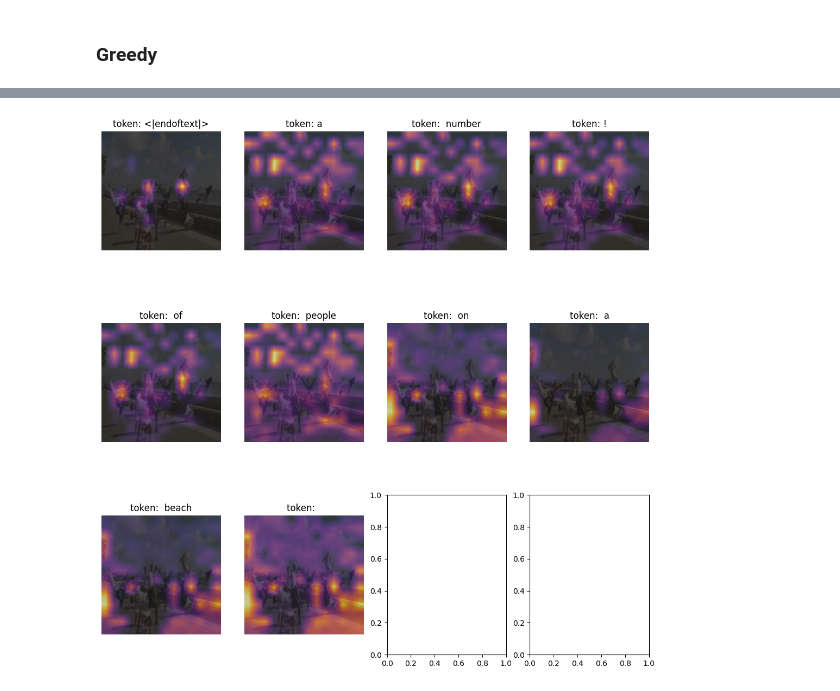
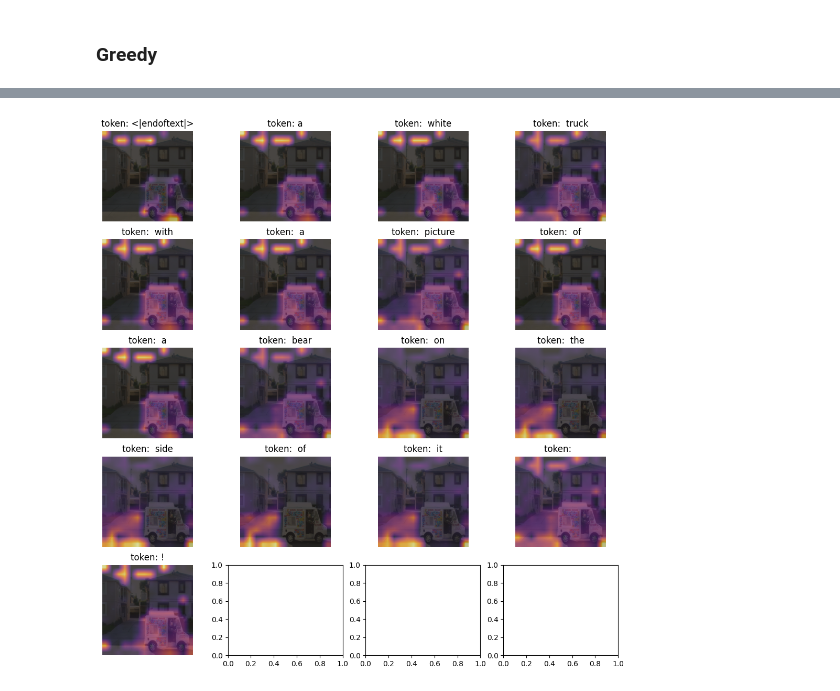
Before and after one commit to vedant-jumle/VIT_region_approx, a Jupyter notebook: hugging-test.ipynb, the cells around one changed output, grey strips where cells are left out. Saved outputs shown, nothing was run; the diff lists cells and outputs as text; code cells hidden in the pictures.

```diff
--- a/hugging-test.ipynb
+++ b/hugging-test.ipynb
@@ -75,7 +75,7 @@ model.to(device)
 
 img_url = 'https://storage.googleapis.com/sfr-vision-language-research/BLIP/demo.jpg'
 # %%
-image_path = "./test_images/dance 2.bmp"
+image_path = "./dataset/test images/computer.jpg"
 image = Image.open(image_path)
 image = image.convert(mode="RGB")
 
@@ -210,6 +210,15 @@ def model_function(input_ids, pixel_values):
     return logits, cross_attention, encoder_attention, decoder_attention#[-1].cpu()
 # %% [markdown]
 ### Greedy
+# %%
+image_path = "./dataset/test images/truck.jpg"
+image = Image.open(image_path)
+image = image.convert(mode="RGB")
+
+# inputs = processor(raw_image, return_tensors="pt")
+
+pixel_values = processor(images=image, return_tensors="pt").pixel_values
+pixel_values = pixel_values.to(device)
 # %%
 sampled_ids = input_ids.cpu().numpy().tolist()[0]
 start_length = len(sampled_ids)
@@ -282,18 +282,8 @@ len(attention_weights['cross_attention'])
 # %%
-# test_idx = 5
-# sampled = sampled_ids[1:]
-# token = sampled[test_idx]
-# token_value = tokenizer.decode(token)
-
 patch_size = 16
 w_featmap = 224 // patch_size
 h_featmap = 224 // patch_size
 num_heads = 12
-
-# attention_scores = attention_weights[test_idx][-1, :, 1, 1:] # [last layer, all heads, first context token, ignore cls]
-# attention_scores = np.reshape(attention_scores, (num_heads, w_featmap, h_featmap))
-# attention_scores = np.transpose(attention_scores, (1, 2, 0))
-# attention_scores = ops.image.resize(attention_scores, size=(h_featmap * patch_size, w_featmap * patch_size)).cpu().numpy()
 
 # # De-normalize the image for visual clarity.
 in1k_mean = np.array([0.485 * 255, 0.456 * 255, 0.406 * 255]) # image darking filters
@@ -301,57 +291,35 @@ in1k_std = np.array([0.229 * 255, 0.224 * 255, 0.225 * 255])
 
 image_np = np.transpose(pixel_values.cpu().numpy()[0], (1, 2, 0))
 
 preprocessed_img_orig = (image_np * in1k_std) + in1k_mean
 preprocessed_img_orig = preprocessed_img_orig / 255.0
 preprocessed_img_orig = ops.convert_to_numpy(ops.clip(preprocessed_img_orig, 0.0, 1.0))
 
-# Plot the maps.
-# n_cols = 4
-# n_rows = (len(sampled)//4)+1
-# fig, axes = plt.subplots(nrows=3, ncols=4, figsize=(13, 13))
-# img_count = 0
-
-# for i in range(3):
-#     for j in range(4):
-#         if img_count < len(attention_scores):
-#             axes[i, j].imshow(preprocessed_img_orig)
-#             axes[i, j].imshow(attention_scores[..., img_count], cmap="inferno", alpha=0.6)
-#             axes[i, j].title.set_text(f"Attention head: {img_count}\ntoken: {token_value}")
-#             axes[i, j].axis("off")
-#             img_count += 1
-
-
 
 n_cols = 4
 n_rows = (len(sampled_ids)//4)+1
-fig, axes = plt.subplots(nrows=3, ncols=4, figsize=(13, 13))
+fig, axes = plt.subplots(nrows=n_rows, ncols=n_cols, figsize=(13, 13))
 token_count = 0
 
 for i in range(n_rows):
     for j in range(n_cols):
         if token_count < len(sampled_ids)- 1:
             token = sampled_ids[token_count]
             token_value = tokenizer.decode(token)
 
             attention_scores = attention_weights['cross_attention'][token_count][-1, :, -1, 1:] # [last layer, all heads, first context token, ignore cls]
             attention_scores = np.reshape(attention_scores, (num_heads, w_featmap, h_featmap))
             attention_scores = np.transpose(attention_scores, (1, 2, 0))
             attention_scores = ops.image.resize(attention_scores, size=(h_featmap * patch_size, w_featmap * patch_size)).cpu().numpy()
             average_attention_over_heads = np.mean(attention_scores, axis=-1)
 
             axes[i, j].imshow(preprocessed_img_orig)
             axes[i, j].imshow(average_attention_over_heads, cmap="inferno", alpha=0.6)
             axes[i, j].title.set_text(f"token: {token_value}")
             axes[i, j].axis("off")
             token_count += 1
-
-# plt.imshow(preprocessed_img_orig)
-# plt.imshow(np.mean(attention_scores, axis=-1), cmap="inferno", alpha=0.6)
-# plt.title(f"token: {token_value}")
-# plt.axis("off")
-# plt.show()
 # %% [output]
-[figure, old version]
+[figure, new version]
 # %%
 attention_scores = attention_weights['cross_attention'][4][-1, :, 0, 1:]
 attention_scores = np.reshape(attention_scores, (num_heads, w_featmap, h_featmap))
```
Also changed, not shown: parts of 5 cells of this notebook, 8 other files.
